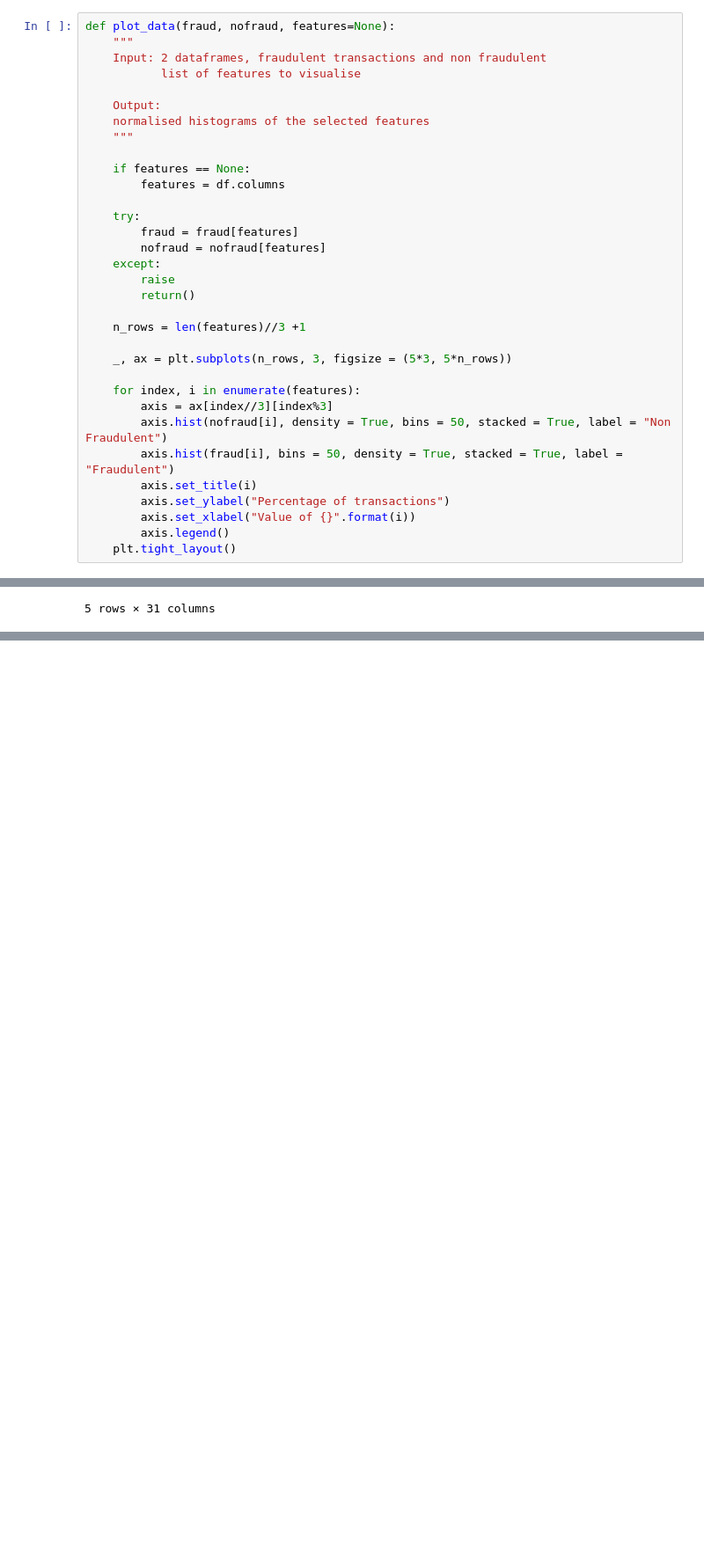
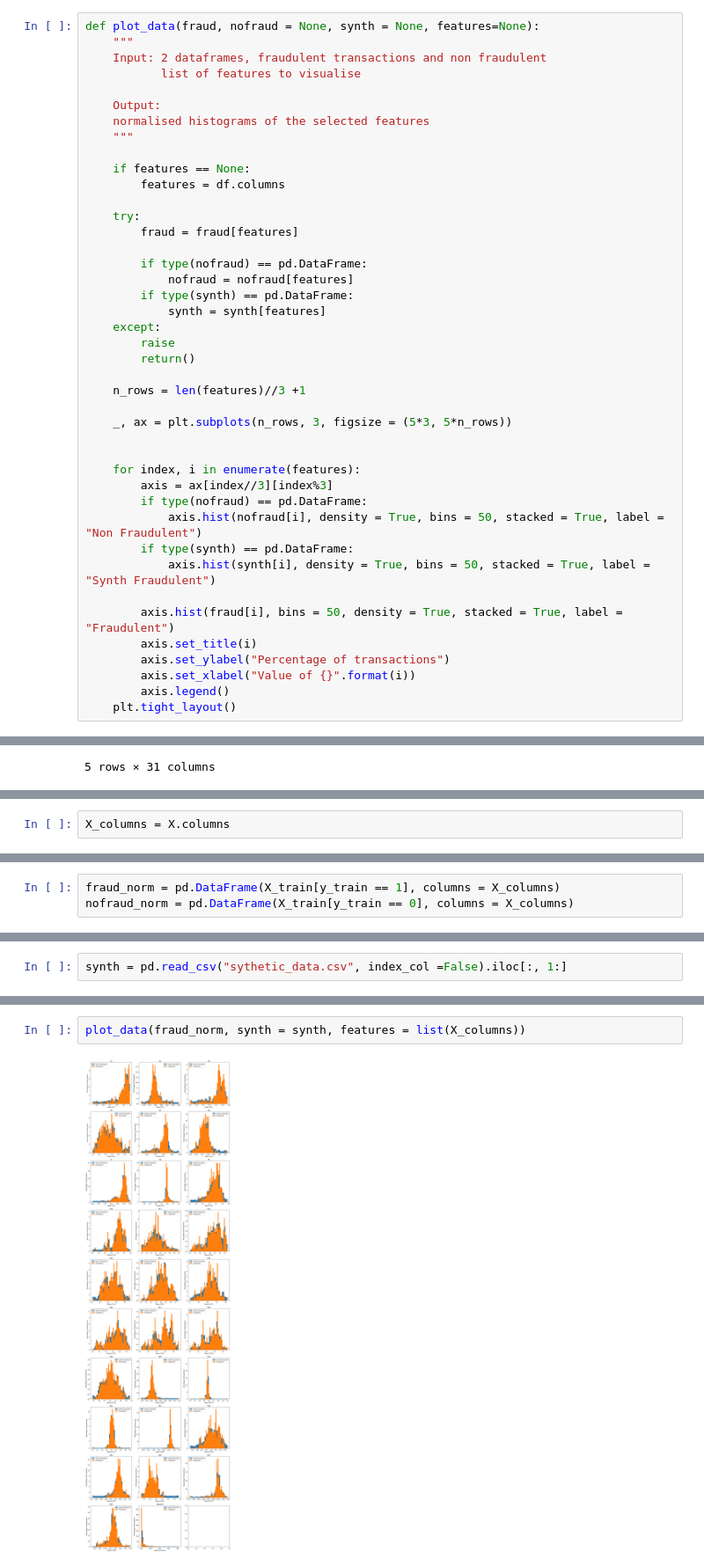
Before and after one commit to diegounzueta/Medium-Articles-, a Jupyter notebook: Fraud detection/Fraud Transactional Data.ipynb, the cells around one changed output, grey strips where cells are left out. Shown: that part at 88% size. Drawn from its saved outputs; the diff is of its cells as text; blank space fills up the shorter version.

```diff
--- a/Fraud detection/Fraud Transactional Data.ipynb
+++ b/Fraud detection/Fraud Transactional Data.ipynb
@@ -122,7 +122,7 @@ df.shape
 # %% [output]
 (284807, 31)
 # %%
-def plot_data(fraud, nofraud, features=None):
+def plot_data(fraud, nofraud = None, synth = None, features=None):
     """
     Input: 2 dataframes, fraudulent transactions and non fraudulent
            list of features to visualise
@@ -136,7 +136,11 @@ def plot_data(fraud, nofraud, features=None):
 
     try:
         fraud = fraud[features]
-        nofraud = nofraud[features]
+
+        if type(nofraud) == pd.DataFrame:
+            nofraud = nofraud[features]
+        if type(synth) == pd.DataFrame:
+            synth = synth[features]
     except:
         raise
         return()
@@ -145,9 +149,14 @@ def plot_data(fraud, nofraud, features=None):
 
     _, ax = plt.subplots(n_rows, 3, figsize = (5*3, 5*n_rows))
 
+
     for index, i in enumerate(features):
         axis = ax[index//3][index%3]
-        axis.hist(nofraud[i], density = True, bins = 50, stacked = True, label = "Non Fraudulent")
+        if type(nofraud) == pd.DataFrame:
+            axis.hist(nofraud[i], density = True, bins = 50, stacked = True, label = "Non Fraudulent")
+        if type(synth) == pd.DataFrame:
+            axis.hist(synth[i], density = True, bins = 50, stacked = True, label = "Synth Fraudulent")
+
         axis.hist(fraud[i], bins = 50, density = True, stacked = True, label = "Fraudulent")
         axis.set_title(i)
         axis.set_ylabel("Percentage of transactions")
@@ -427,0 +326,2 @@ from pomegranate import BayesianNetwork
+# %%
+X_columns = X.columns
@@ -427,0 +438,3 @@ from pomegranate import BayesianNetwork
+# %%
+fraud_norm = pd.DataFrame(X_train[y_train == 1], columns = X_columns)
+nofraud_norm = pd.DataFrame(X_train[y_train == 0], columns = X_columns)
@@ -427,0 +461,2 @@ from pomegranate import BayesianNetwork
+# %%
+synth = pd.read_csv("sythetic_data.csv", index_col =False).iloc[:, 1:]
@@ -427,0 +467,4 @@ from pomegranate import BayesianNetwork
+# %%
+plot_data(fraud_norm, synth = synth, features = list(X_columns))
+# %% [output]
+[figure, added]
```
Also changed, not shown: parts of 109 cells of this notebook.
